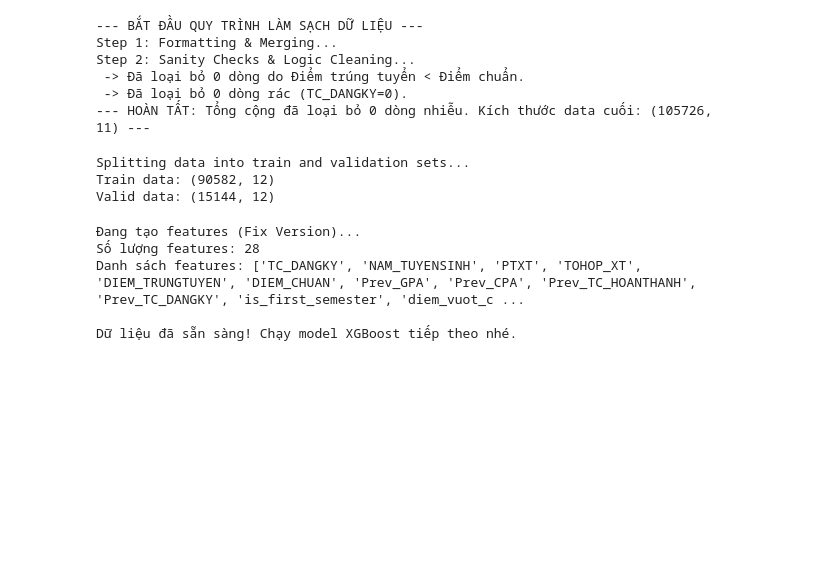
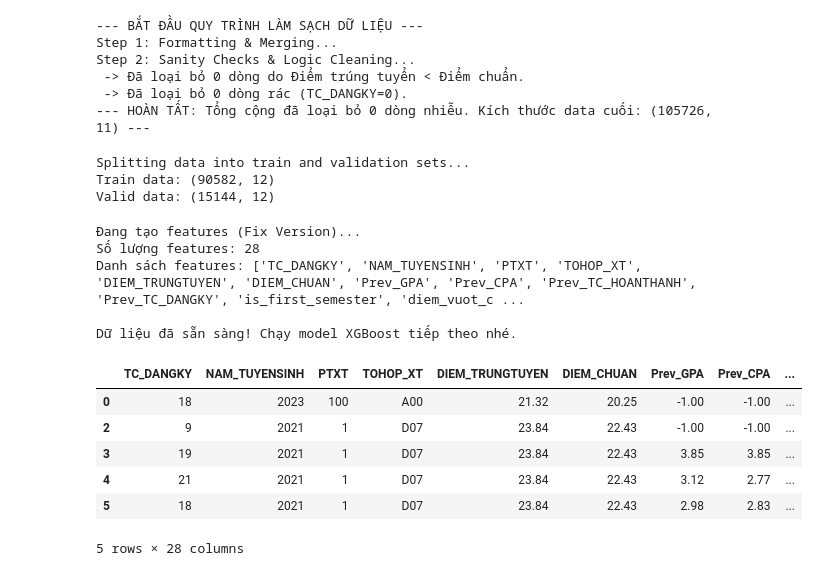
Before and after one commit to Vanh41/Learning-Progress-Prediction, a Jupyter notebook: notebooks/experimental/test2_process.ipynb, the cells around one changed output. Drawn from its saved outputs; the diff is of its cells as text; code cells hidden in the pictures; blank space fills up the shorter version.

```diff
--- a/notebooks/experimental/test2_process.ipynb
+++ b/notebooks/experimental/test2_process.ipynb
@@ -346,6 +346,16 @@ Số lượng features: 28
 Danh sách features: ['TC_DANGKY', 'NAM_TUYENSINH', 'PTXT', 'TOHOP_XT', 'DIEM_TRUNGTUYEN', 'DIEM_CHUAN', 'Prev_GPA', 'Prev_CPA', 'Prev_TC_HOANTHANH', 'Prev_TC_DANGKY', 'is_first_semester', 'diem_vuot_c ...
 
 Dữ liệu đã sẵn sàng! Chạy model XGBoost tiếp theo nhé.
+# %%
+X_train.head()
+# %% [output]
+|  | TC_DANGKY | NAM_TUYENSINH | PTXT | TOHOP_XT | DIEM_TRUNGTUYEN | DIEM_CHUAN | Prev_GPA | Prev_CPA | ... |
+| 0 | 18 | 2023 | 100 | A00 | 21.32 | 20.25 | -1.00 | -1.00 | ... |
+| 2 | 9 | 2021 | 1 | D07 | 23.84 | 22.43 | -1.00 | -1.00 | ... |
+| 3 | 19 | 2021 | 1 | D07 | 23.84 | 22.43 | 3.85 | 3.85 | ... |
+| 4 | 21 | 2021 | 1 | D07 | 23.84 | 22.43 | 3.12 | 2.77 | ... |
+| 5 | 18 | 2021 | 1 | D07 | 23.84 | 22.43 | 2.98 | 2.83 | ... |
+5 rows × 28 columns
 # %%
 import xgboost as xgb
 from sklearn.metrics import mean_squared_error, mean_absolute_error
```
Also changed, not shown: parts of 3 cells of this notebook.
